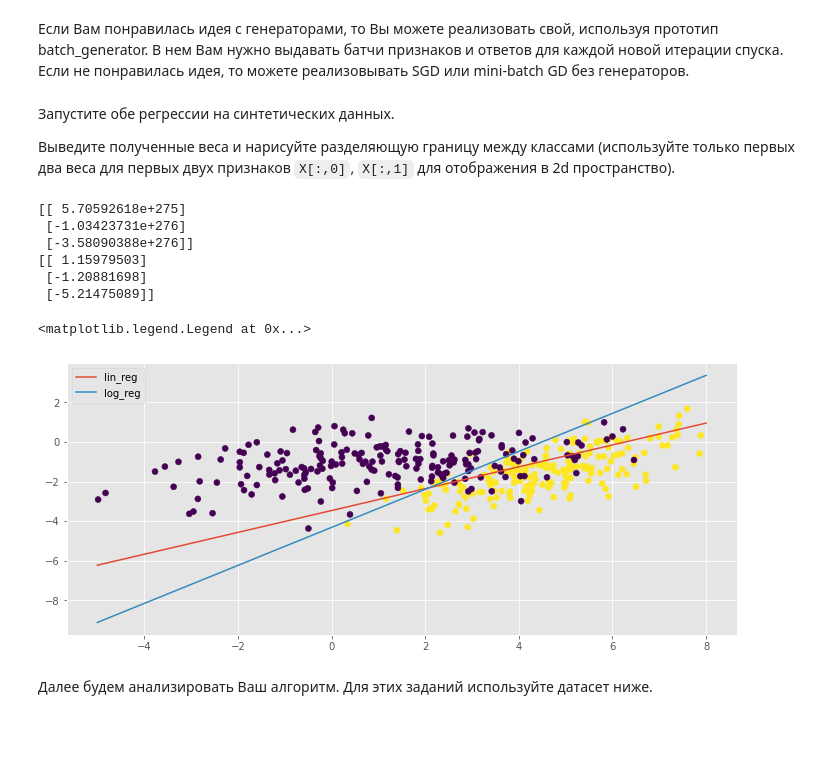
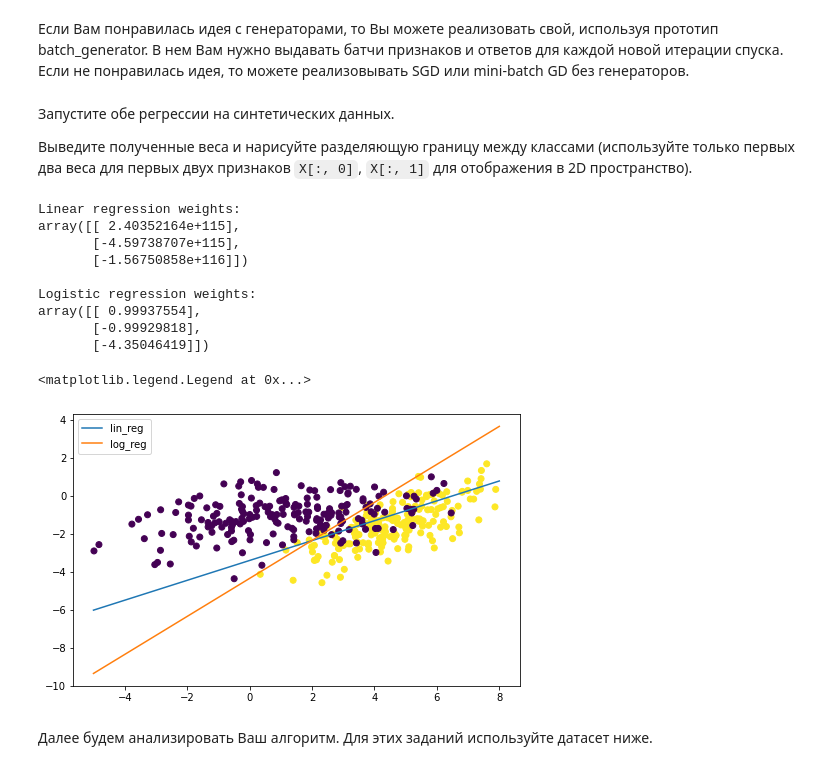
Before and after one commit to skajida/msu_ml_spring_2021, a Jupyter notebook: korolev_hw2.ipynb, the cells around one changed output. Saved outputs shown, nothing was run; the diff lists cells and outputs as text; code cells hidden in the pictures; blank space fills up the shorter version.

```diff
--- a/korolev_hw2.ipynb
+++ b/korolev_hw2.ipynb
@@ -27,8 +27,7 @@ import matplotlib.pyplot as plt
 %load_ext pycodestyle_magic
 %matplotlib inline
 
-plt.style.use('ggplot')
-plt.rcParams['figure.figsize'] = (12,5)
+plt.rcParams['figure.figsize'] = (8, 5)
 # %% [markdown]
 Здравствуйте, уважаемые студенты!
 
@@ -270,7 +269,7 @@ def batch_generator(X, y, shuffle=True, batch_size=1):
     if shuffle:
         X, y = utils.shuffle(X, y)
     for i in np.arange(0, X.shape[0], batch_size):
-        yield (X[i:i + batch_size], y[i:i + batch_size].reshape(-1, 1))
+        yield (X[i:i + batch_size], y[i:i + batch_size])
 # %%
 %%flake8
 
@@ -283,7 +282,7 @@ from sklearn.base import BaseEstimator, ClassifierMixin
 
 class MySGDClassifier(BaseEstimator, ClassifierMixin):
 
-    def __init__(self, batch_generator, C=1, alpha=0.01, max_epoch=10, model_type='lin_reg', batch_size=10):
+    def __init__(self, batch_generator, C=1, alpha=0.01, max_epoch=50, batch_size=25, model_type='lin_reg'):
         if model_type != 'lin_reg' and model_type != 'log_reg':
             raise ValueError('Unknown model type')
 
@@ -291,8 +290,8 @@ class MySGDClassifier(BaseEstimator, ClassifierMixin):
         self.C = C
         self.alpha = alpha
         self.max_epoch = max_epoch
+        self.batch_size = batch_size
         self.model_type = model_type
-        self.batch_size = batch_size
         self.errors_log = {'iter': [], 'loss': []}
 
     def calc_loss(self, X_batch, y_batch):
@@ -321,14 +320,20 @@ class MySGDClassifier(BaseEstimator, ClassifierMixin):
         self.weights -= self.alpha * new_grad
 
     def fit(self, X, y):
+        if isinstance(X, list):
+            X = np.array(X)
+        if isinstance(y, list):
+            y = np.array(y)
+
         D = X.shape[1] + 1
-        self.weights = np.random.uniform(-1 / D, 1 / D, D).reshape(-1, 1)
+        self.weights = np.random.uniform(-1 / D, 1 / D, D).reshape(-1, 1).astype('float64')
         alpha = self.alpha
         for n in np.arange(self.max_epoch):
             new_epoch_generator = self.batch_generator(X, y, batch_size=self.batch_size)
             for batch_num, new_batch in enumerate(new_epoch_generator):
                 X_batch, y_batch = new_batch
                 X_batch = np.concatenate((X_batch, np.ones(X_batch.shape[0]).reshape(-1, 1)), axis=1)
+                y_batch = y_batch.reshape(-1, 1)
                 batch_loss = self.calc_loss(X_batch, y_batch)
                 batch_grad = self.calc_loss_grad(X_batch, y_batch)
                 self.update_weights(batch_grad)
@@ -348,7 +353,7 @@ class MySGDClassifier(BaseEstimator, ClassifierMixin):
 Запустите обе регрессии на синтетических данных.
 
 
-Выведите полученные веса и нарисуйте разделяющую границу между классами (используйте только первых два веса для первых двух признаков `X[:,0]`, `X[:,1]` для отображения в 2d пространство).
+Выведите полученные веса и нарисуйте разделяющую границу между классами (используйте только первых два веса для первых двух признаков `X[:, 0]`, `X[:, 1]` для отображения в 2D пространство).
 # %%
 def plot_decision_boundary(clf):
     x = np.linspace(-5, 8, num=2)
@@ -357,35 +362,39 @@ def plot_decision_boundary(clf):
 # %%
 np.random.seed(0)
 
 C1 = np.array([[0., -0.8], [1.5, 0.8]])
 C2 = np.array([[1., -0.7], [2., 0.7]])
 gauss1 = np.dot(np.random.randn(200, 2) + np.array([5, 3]), C1)
 gauss2 = np.dot(np.random.randn(200, 2) + np.array([1.5, 0]), C2)
 
 X = np.vstack([gauss1, gauss2])
 y = np.r_[np.ones(200), np.zeros(200)]
 
-my_lin_clf = MySGDClassifier(batch_generator=batch_generator, C=10, alpha=0.8)
+my_lin_clf = MySGDClassifier(batch_generator=batch_generator, C=10, alpha=0.8, max_epoch=100)
 my_lin_clf.fit(X, y)
-print(my_lin_clf.weights)
+print('Linear regression weights:\n{}'.format(repr(my_lin_clf.weights)), end='\n\n')
 plot_decision_boundary(my_lin_clf)
 
-my_log_clf = MySGDClassifier(batch_generator=batch_generator, C=10000, model_type='log_reg', alpha=10)
+my_log_clf = MySGDClassifier(batch_generator=batch_generator, C=10000,
+                             alpha=10, batch_size=13, model_type='log_reg')
 my_log_clf.fit(X, y)
-print(my_log_clf.weights)
+print('Logistic regression weights:\n{}'.format(repr(my_log_clf.weights)))
 plot_decision_boundary(my_log_clf)
 
 plt.scatter(X[:, 0], X[:, 1], c=y)
 plt.legend()
 # %% [output]
-[[ 5.70592618e+275]
- [-1.03423731e+276]
- [-3.58090388e+276]]
-[[ 1.15979503]
- [-1.20881698]
- [-5.21475089]]
+Linear regression weights:
+array([[ 2.40352164e+115],
+       [-4.59738707e+115],
+       [-1.56750858e+116]])
+
+Logistic regression weights:
+array([[ 0.99937554],
+       [-0.99929818],
+       [-4.35046419]])
 <matplotlib.legend.Legend at 0x...>
-[figure, old version]
+[figure, new version]
 # %% [markdown]
 Далее будем анализировать Ваш алгоритм.
 Для этих заданий используйте датасет ниже.
```
Also changed, not shown: parts of 19 cells of this notebook.
